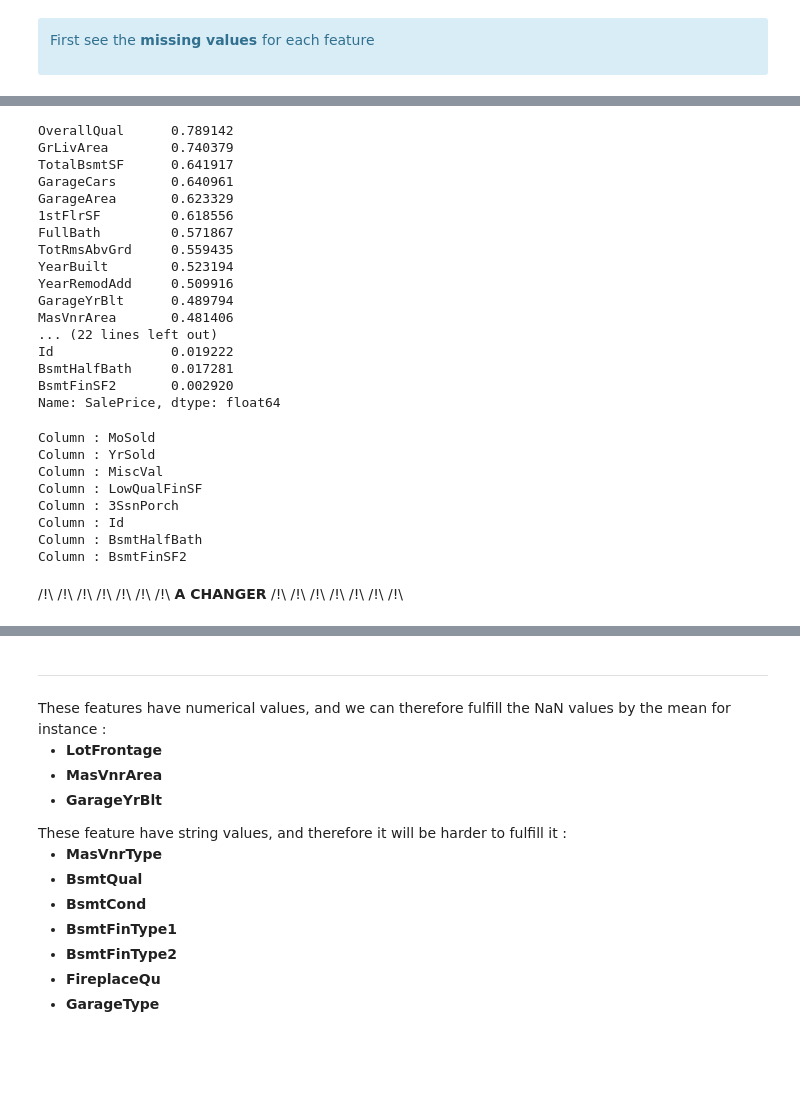
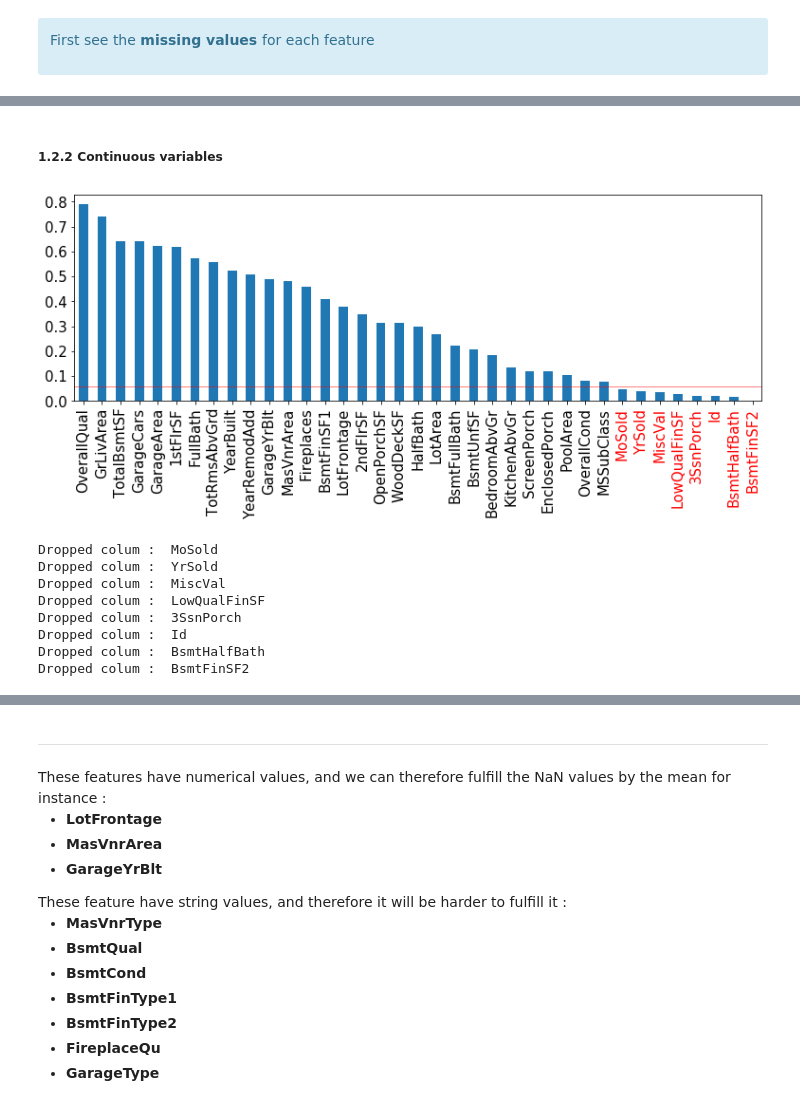
Before and after one commit to Makubu/AML, a Jupyter notebook: Chall2_Houses_Prediction/house_pricing_challenge.ipynb, the cells around one changed output, grey strips where cells are left out. Saved outputs shown, nothing was run; the diff lists cells and outputs as text; code cells hidden in the pictures; blank space fills up the shorter version.

```diff
--- a/Chall2_Houses_Prediction/house_pricing_challenge.ipynb
+++ b/Chall2_Houses_Prediction/house_pricing_challenge.ipynb
@@ -321,47 +315,43 @@ dtype: float64
-# %%
-# Vizualisation of the correlation for the price
-correlation = dataset.corr().SalePrice.abs().sort_values(ascending = False).drop('SalePrice')
-print(correlation)
-# %% [output]
-OverallQual      0.789142
-GrLivArea        0.740379
-TotalBsmtSF      0.641917
-GarageCars       0.640961
-GarageArea       0.623329
-1stFlrSF         0.618556
-FullBath         0.571867
-TotRmsAbvGrd     0.559435
-YearBuilt        0.523194
-YearRemodAdd     0.509916
-GarageYrBlt      0.489794
-MasVnrArea       0.481406
-... (22 lines left out)
-Id               0.019222
-BsmtHalfBath     0.017281
-BsmtFinSF2       0.002920
-Name: SalePrice, dtype: float64
+# %% [markdown]
+##### 1.2.2 Continuous variables
 # %%
-# Get the best features
+# For the numerical features, let's check the correlation with the price
+correlation = dataset.corr().SalePrice.abs().sort_values(ascending = False).drop('SalePrice')
 
+# Get useless features with respect to a threshold
+
+numerical_threshold = 0.06
 
 def get_features_useless(correlation , threshold) :
     # Get the features that are less correlated than the threshold
     high_features = correlation.abs()
     indexes = ((high_features<threshold)*1)[((high_features<threshold)*1) >=1 ].index
     return indexes
+
+n_features_useless = len(get_features_useless(correlation, numerical_threshold))
+
+correlation.plot(kind='bar', figsize= (13,4), fontsize=15)
+plt.axhline(numerical_threshold, color='r', linewidth= 0.5)
+for label in plt.gca().get_xticklabels()[-n_features_useless:]:
+    label.set_color('red')
+# %% [output]
+[figure, added]
-# %%
-# Print the useless features
-features_useless = get_features_useless(correlation, 0.05)
-for column in features_useless :
-    print('Column :', column)
-# %% [output]
-Column : MoSold
-Column : YrSold
-Column : MiscVal
-Column : LowQualFinSF
-Column : 3SsnPorch
-Column : Id
-Column : BsmtHalfBath
-Column : BsmtFinSF2
-# %% [markdown]
-/!\ /!\ /!\ /!\ /!\ /!\ /!\  **A CHANGER**  /!\ /!\ /!\ /!\ /!\ /!\ /!\
+# %%
+# We simplify the model dropping the features with a correlation lesser than 0.06
+
+n_features_useless = len(get_features_useless(correlation, numerical_threshold))
+for column in features_useless :
+    print('Dropped colum : ', column)
+
+# Drop these features
+dataset.drop(features_useless, axis= 1 , inplace= True)
+test.drop(features_useless, axis= 1 , inplace= True)
+# %% [output]
+Dropped colum :  MoSold
+Dropped colum :  YrSold
+Dropped colum :  MiscVal
+Dropped colum :  LowQualFinSF
+Dropped colum :  3SsnPorch
+Dropped colum :  Id
+Dropped colum :  BsmtHalfBath
+Dropped colum :  BsmtFinSF2
```
Also changed, not shown: parts of 22 cells of this notebook, 1 other file.
